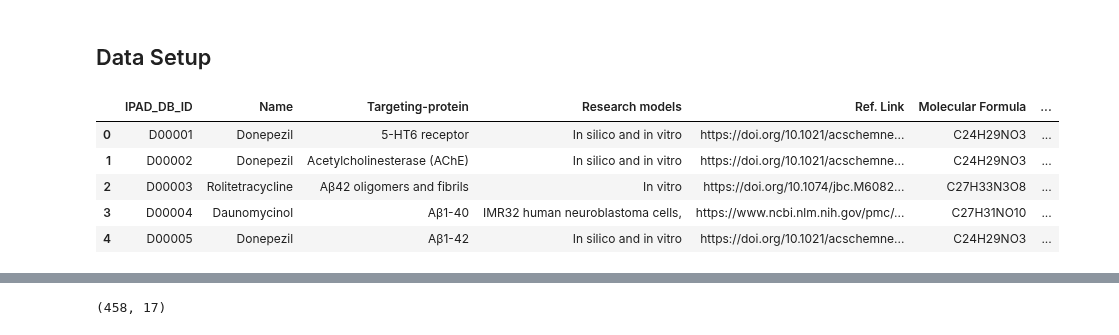
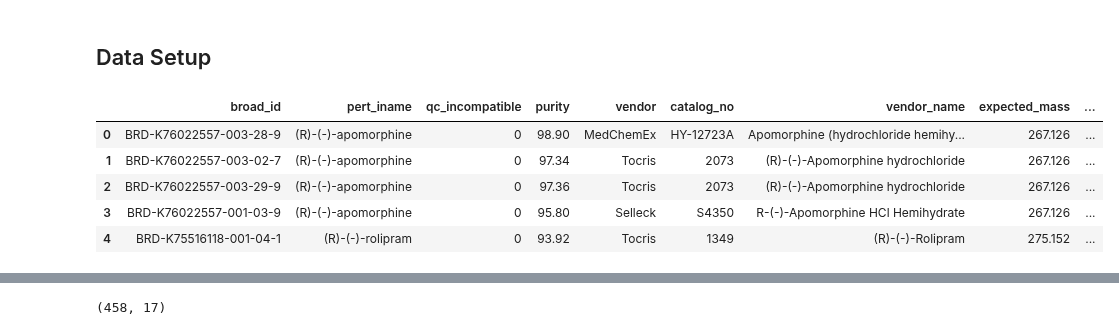
Before and after one commit to Steve-Cheney/Cheminformatics, a Jupyter notebook: rbif-110-final/final.ipynb, the cells around one changed output, grey strips where cells are left out. Saved outputs shown, nothing was run; the diff lists cells and outputs as text; code cells hidden in the pictures.

Commit message:
Change to use repurposing samples

```diff
--- a/rbif-110-final/final.ipynb
+++ b/rbif-110-final/final.ipynb
@@ -36,16 +36,45 @@ RDLogger.DisableLog('rdApp.*')  # Disables all RDKit logging messages
 # %%
 alz_library_file = "Drugs.csv"
 try:
     alz_lib = pd.read_csv(alz_library_file, sep=",", encoding="utf-8")
 except UnicodeDecodeError:
     alz_lib = pd.read_csv(alz_library_file, sep=",", encoding="latin-1")
 
 alz_lib = alz_lib.drop(columns=['Unnamed: 11', 'Unnamed: 12', 'Unnamed: 13', 'Unnamed: 14']).rename(columns={"Canonical SMILES": "SMILES"})
-alz_lib.head()
+
+##########################################################
+
+def get_smiles(pubchem_cid):
+    try:
+        compound = pcp.Compound.from_cid(pubchem_cid)  # Fetch compound from CID
+        return compound.isomeric_smiles  # Extract SMILES string
+    except:
+        return None  # Return None if CID is invalid or not found
+
+cnss_library_file = "cns_simulants.csv"
+try:
+    cnss_lib = pd.read_csv(cnss_library_file, sep=",", encoding="utf-8")
+except UnicodeDecodeError:
+    cnss_lib = pd.read_csv(cnss_library_file, sep=",", encoding="latin-1")
+
+cnss_lib["SMILES"] = cnss_lib["PubChem CID"].apply(get_smiles)
+
+cnss_lib = cnss_lib.drop_duplicates(subset=["PubChem CID"])
+cnss_lib = cnss_lib.reset_index(drop=True)
+
+##########################################################
+
+rep_library_file = "repurposing_samples.txt"
+try:
+    rep_lib = pd.read_csv(rep_library_file, sep="\t", encoding="utf-8")
+except UnicodeDecodeError:
+    rep_lib = pd.read_csv(rep_library_file, sep="\t", encoding="latin-1")
+
+rep_lib.head()
 # %% [output]
-|  | IPAD_DB_ID | Name | Targeting-protein | Research models | Ref. Link | Molecular Formula | ... |
-| 0 | D00001 | Donepezil | 5-HT6 receptor | In silico and in vitro | https://doi.org/10.1021/acschemne... | C24H29NO3 | ... |
-| 1 | D00002 | Donepezil | Acetylcholinesterase (AChE) | In silico and in vitro | https://doi.org/10.1021/acschemne... | C24H29NO3 | ... |
-| 2 | D00003 | Rolitetracycline | Aβ42 oligomers and fibrils | In vitro | https://doi.org/10.1074/jbc.M6082... | C27H33N3O8 | ... |
-| 3 | D00004 | Daunomycinol | Aβ1-40 | IMR32 human neuroblastoma cells, | https://www.ncbi.nlm.nih.gov/pmc/... | C27H31NO10 | ... |
-| 4 | D00005 | Donepezil | Aβ1-42 | In silico and in vitro | https://doi.org/10.1021/acschemne... | C24H29NO3 | ... |
+|  | broad_id | pert_iname | qc_incompatible | purity | vendor | catalog_no | vendor_name | expected_mass | ... |
+| 0 | BRD-K76022557-003-28-9 | (R)-(-)-apomorphine | 0 | 98.90 | MedChemEx | HY-12723A | Apomorphine (hydrochloride hemihy... | 267.126 | ... |
+| 1 | BRD-K76022557-003-02-7 | (R)-(-)-apomorphine | 0 | 97.34 | Tocris | 2073 | (R)-(-)-Apomorphine hydrochloride | 267.126 | ... |
+| 2 | BRD-K76022557-003-29-9 | (R)-(-)-apomorphine | 0 | 97.36 | Tocris | 2073 | (R)-(-)-Apomorphine hydrochloride | 267.126 | ... |
+| 3 | BRD-K76022557-001-03-9 | (R)-(-)-apomorphine | 0 | 95.80 | Selleck | S4350 | R-(-)-Apomorphine HCl Hemihydrate | 267.126 | ... |
+| 4 | BRD-K75516118-001-04-1 | (R)-(-)-rolipram | 0 | 93.92 | Tocris | 1349 | (R)-(-)-Rolipram | 275.152 | ... |
```
Also changed, not shown: parts of 32 cells of this notebook, 1 other file.
